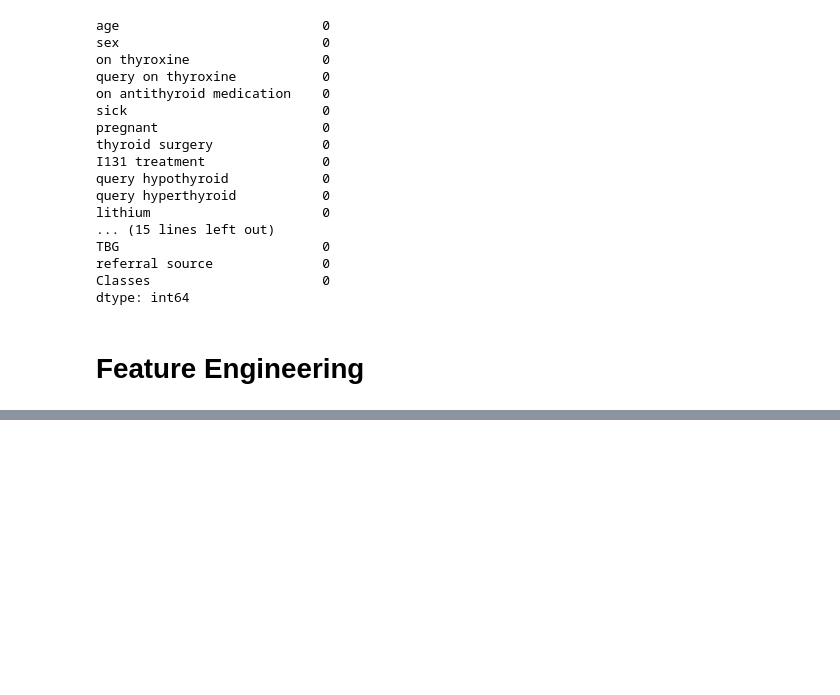
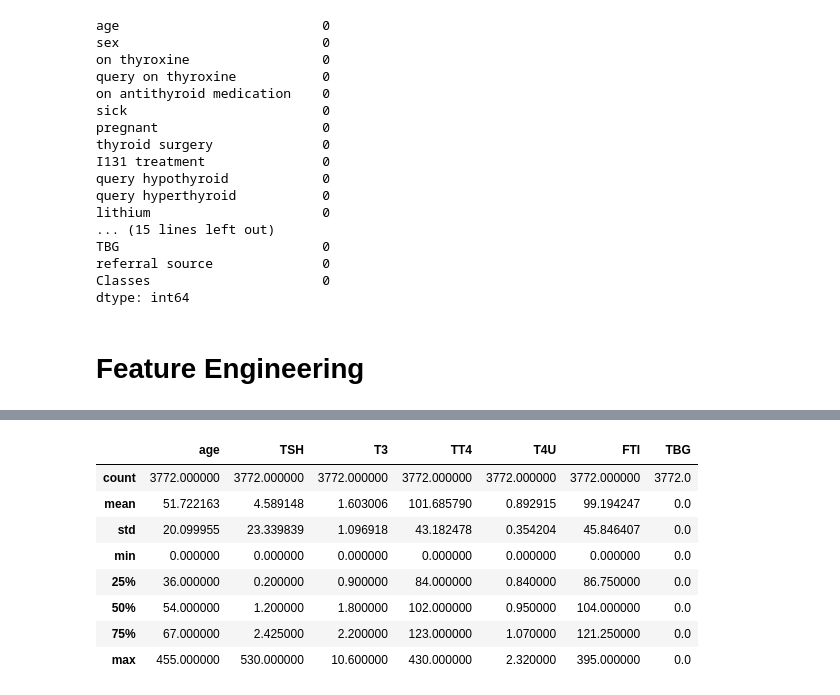
Before and after one commit to PoojaDasIndia/Thyroid-Disease-Detection, a Jupyter notebook: Thyroid Disease Detection.ipynb, the cells around one changed output, grey strips where cells are left out. Cells and saved outputs as stored; diff of their text form; code cells hidden in the pictures; blank space fills up the shorter version.

```diff
--- a/Thyroid Disease Detection.ipynb
+++ b/Thyroid Disease Detection.ipynb
@@ -284,0 +380,12 @@ sns.hist
+# %%
+data.describe()
+# %% [output]
+|  | age | TSH | T3 | TT4 | T4U | FTI | TBG |
+| count | 3772.000000 | 3772.000000 | 3772.000000 | 3772.000000 | 3772.000000 | 3772.000000 | 3772.0 |
+| mean | 51.722163 | 4.589148 | 1.603006 | 101.685790 | 0.892915 | 99.194247 | 0.0 |
+| std | 20.099955 | 23.339839 | 1.096918 | 43.182478 | 0.354204 | 45.846407 | 0.0 |
+| min | 0.000000 | 0.000000 | 0.000000 | 0.000000 | 0.000000 | 0.000000 | 0.0 |
+| 25% | 36.000000 | 0.200000 | 0.900000 | 84.000000 | 0.840000 | 86.750000 | 0.0 |
+| 50% | 54.000000 | 1.200000 | 1.800000 | 102.000000 | 0.950000 | 104.000000 | 0.0 |
+| 75% | 67.000000 | 2.425000 | 2.200000 | 123.000000 | 1.070000 | 121.250000 | 0.0 |
+| max | 455.000000 | 530.000000 | 10.600000 | 430.000000 | 2.320000 | 395.000000 | 0.0 |
```
Also changed, not shown: parts of 17 cells of this notebook.
